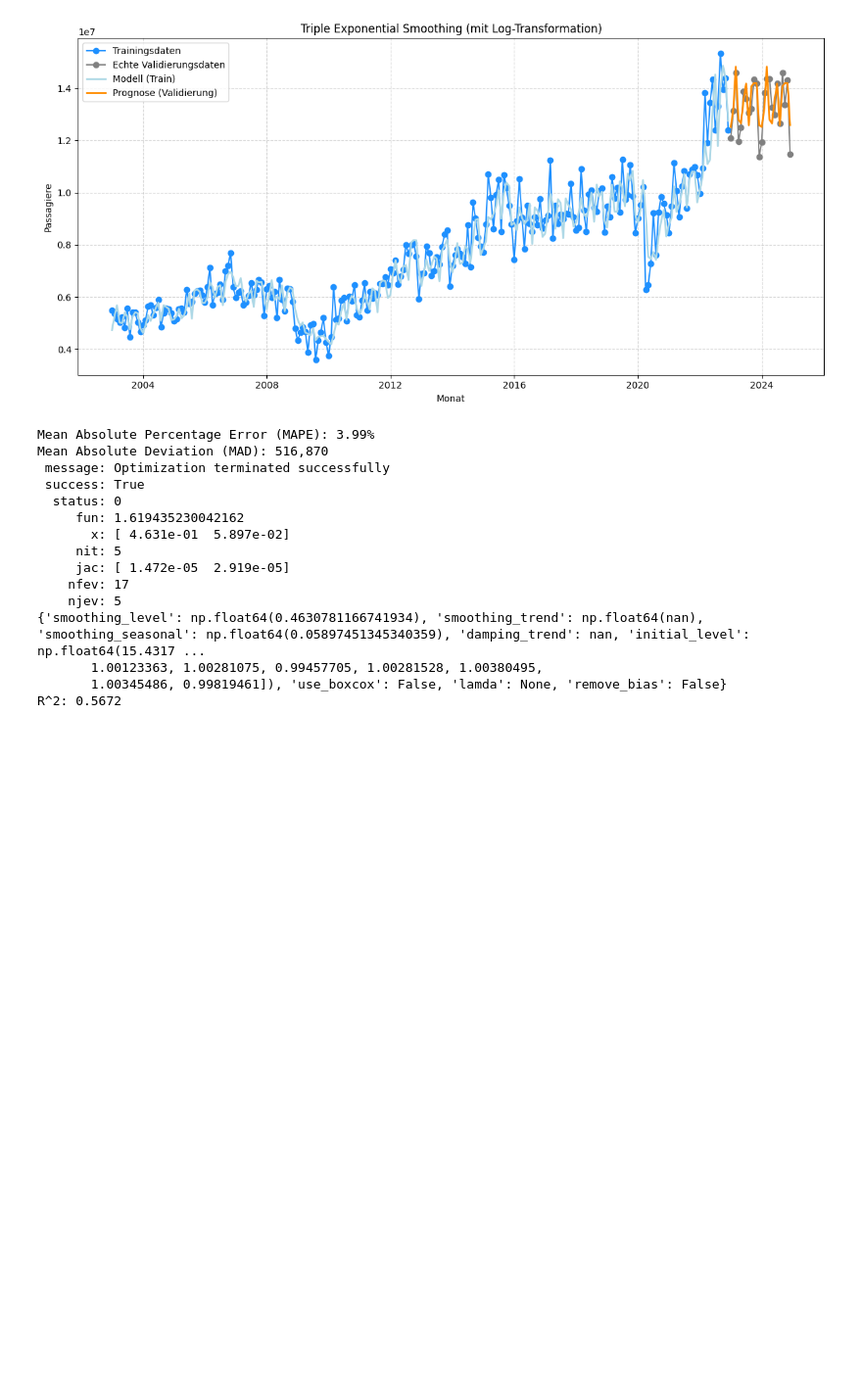
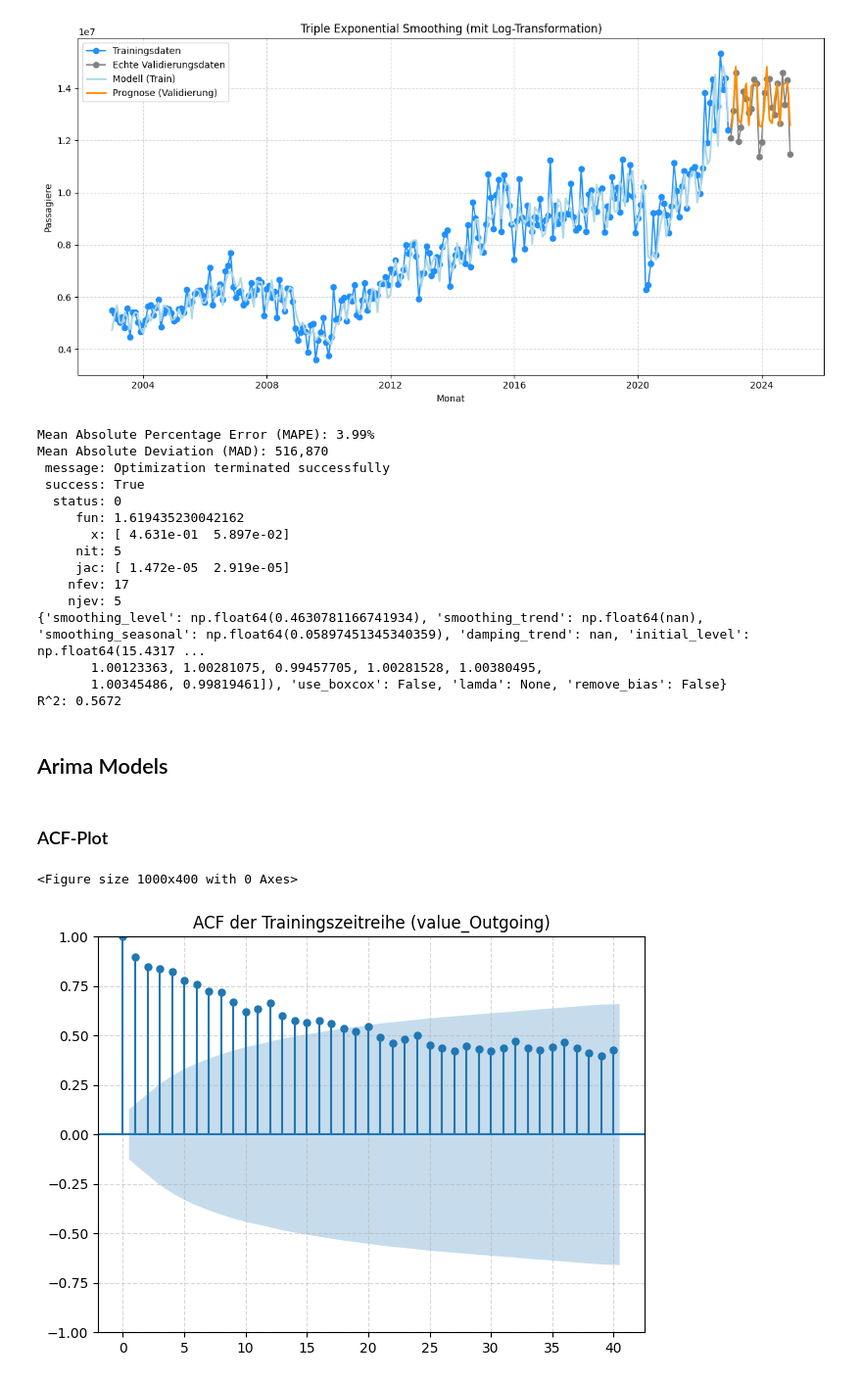
Before and after one commit to eliaspfe/BI_Vorlesung, a Jupyter notebook: Forecasting_Exports.ipynb, the cells around one changed output. Shown at 98% size. Cells and saved outputs as stored; diff of their text form; code cells hidden in the pictures; blank space fills up the shorter version.

```diff
--- a/Forecasting_Exports.ipynb
+++ b/Forecasting_Exports.ipynb
@@ -534,3 +553,19 @@ Mean Absolute Deviation (MAD): 516,870
        1.00123363, 1.00281075, 0.99457705, 1.00281528, 1.00380495,
        1.00345486, 0.99819461]), 'use_boxcox': False, 'lamda': None, 'remove_bias': False}
 R^2: 0.5672
+# %% [markdown]
+## Arima Models
+# %% [markdown]
+### ACF-Plot
+# %%
+from statsmodels.graphics.tsaplots import plot_acf
+
+plt.figure(figsize=(10, 4))
+plot_acf(y_train, lags=40, alpha=0.05)
+plt.title('ACF der Trainingszeitreihe (value_Outgoing)')
+plt.grid(True, linestyle='--', alpha=0.5)
+plt.tight_layout()
+plt.show()
+# %% [output]
+<Figure size 1000x400 with 0 Axes>
+[figure, added]
```
Also changed, not shown: parts of 4 cells of this notebook.
